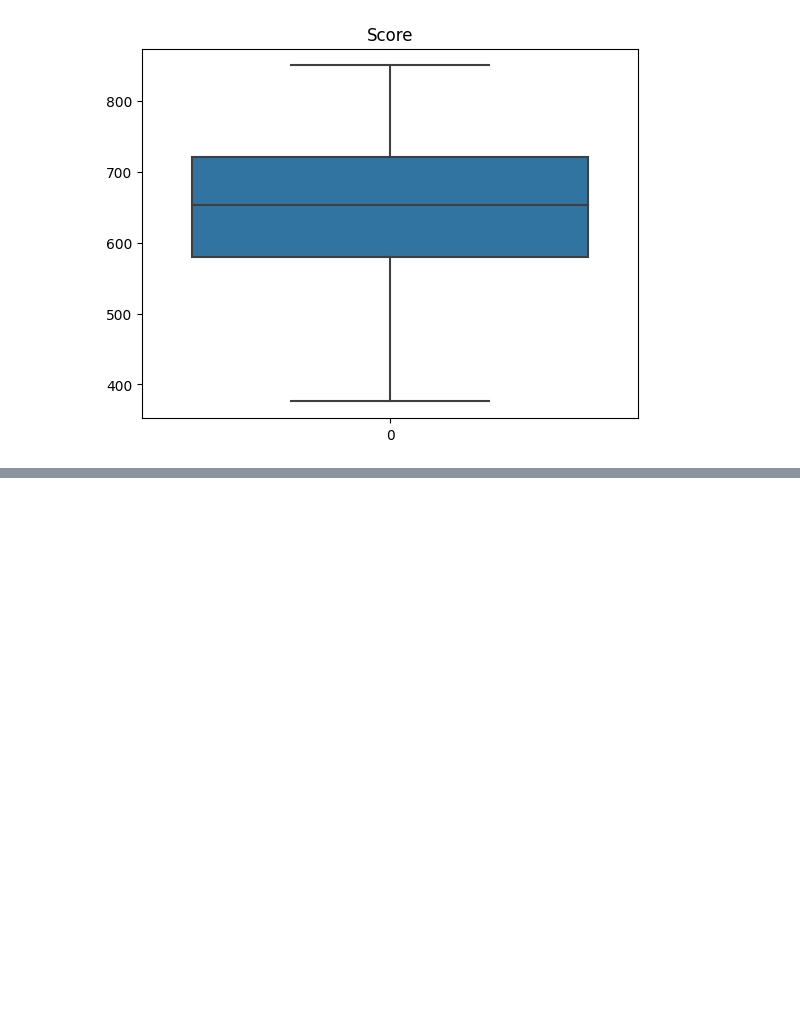
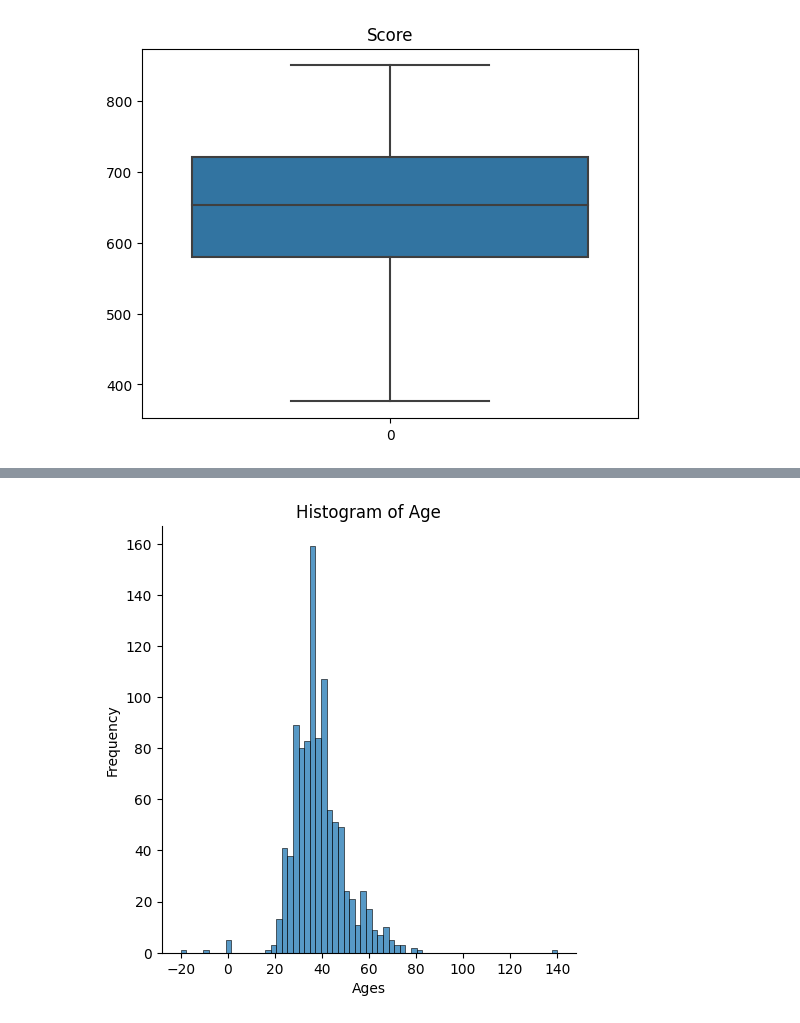
Before and after one commit to ArnaldSouza/Data-Science, a Jupyter notebook: 2. Data Cleaning and Processing (Python)/CleaningAndProcessing.ipynb, the cells around one changed output, grey strips where cells are left out. Saved outputs shown, nothing was run; the diff lists cells and outputs as text; code cells hidden in the pictures; blank space fills up the shorter version.

```diff
--- a/2. Data Cleaning and Processing (Python)/CleaningAndProcessing.ipynb
+++ b/2. Data Cleaning and Processing (Python)/CleaningAndProcessing.ipynb
@@ -76,0 +99,8 @@ srn.histplot(dataset['Score'])
+# %%
+srn.displot(dataset['Age'], kde=False)
+plt.xlabel('Ages')
+plt.ylabel('Frequency')
+plt.title('Histogram of Age')
+plt.show()
+# %% [output]
+[figure, added]
```
Also changed, not shown: parts of 11 cells of this notebook.
